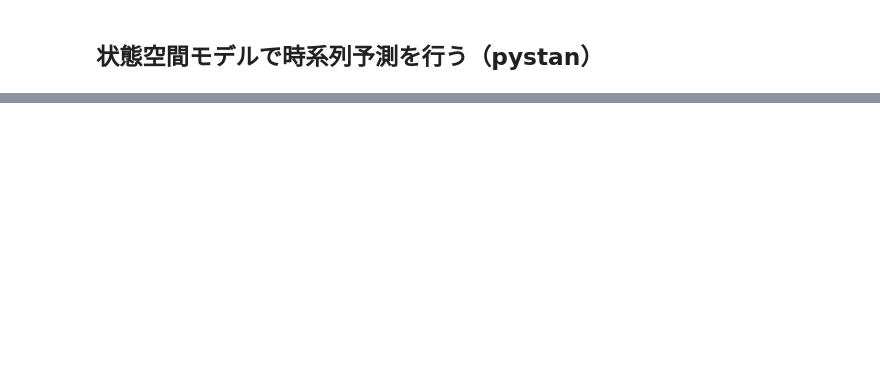
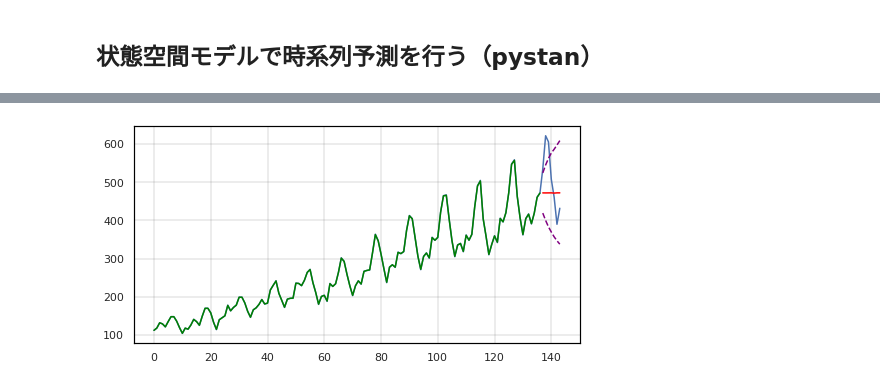
Before and after one commit to ykato27/Time-Series-Forecasting, a Jupyter notebook: notebooks/pystan/State-Space-Model-pystan.ipynb, the cells around one changed output, grey strips where cells are left out. Cells and saved outputs as stored; diff of their text form; code cells hidden in the pictures; blank space fills up the shorter version.

```diff
--- a/notebooks/pystan/State-Space-Model-pystan.ipynb
+++ b/notebooks/pystan/State-Space-Model-pystan.ipynb
@@ -14,15 +14,29 @@ import seaborn as sns
 
 %matplotlib inline
 
+import warnings
+
+warnings.filterwarnings("ignore")
+
 # グラフを横長にする
 from matplotlib import rcParams
 
 rcParams["figure.figsize"] = 10, 6
 sns.set()
 
-import warnings
+# 表示する図表の設定
+plt.rcParams["font.size"] = 12
+plt.rcParams["axes.linewidth"] = 1.2
+plt.rcParams["axes.grid"] = True
+plt.rcParams["axes.edgecolor"] = "black"
+plt.rcParams["axes.facecolor"] = "w"
+plt.rcParams["grid.linestyle"] = "-"
+plt.rcParams["grid.linewidth"] = 0.3
+plt.rcParams["grid.color"] = "grey"
+plt.rcParams["figure.figsize"] = (8, 4)
 
-warnings.filterwarnings("ignore")
+# 可視化に用いる色の設定
+maincolor = "#70B145"
 # %%
 # データの読み込み
 # https://stat.ethz.ch/R-manual/R-devel/library/datasets/html/AirPassengers.html
@@ -129,0 +119,7 @@ plt.show()
+# %%
+y = df["Passengers"]
+T = 137  # 学習期間
+M = 7  # 予測期間
+
+y_train = y[:-M]
+y_test = y[-M:]
@@ -129,0 +128,2 @@ plt.show()
+# %%
+fit_local_level = stan_model.sampling(data=predict_dat, iter=4000, chains=4, seed=10)
@@ -129,0 +187,8 @@ plt.show()
+# %%
+df.plot(y="Passengers", legend=False)  # 目的変数
+plt.plot(df_pred[["p5", "p95"]][-7:], linestyle="dashed", color="purple")  # 予測区間
+plt.plot(df_pred[["y_pred"]][-7:], color="red")  # 予測値
+plt.plot(mu_hat, color="green")  # 状態
+plt.show()
+# %% [output]
+[figure, added]
```
Also changed, not shown: parts of 43 cells of this notebook, 2 other files.
